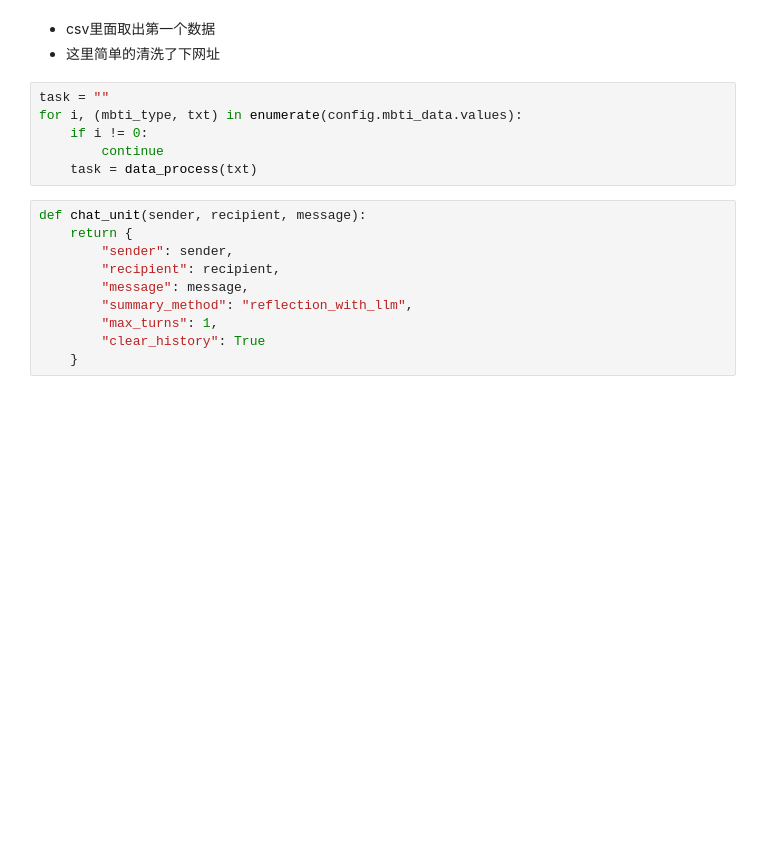
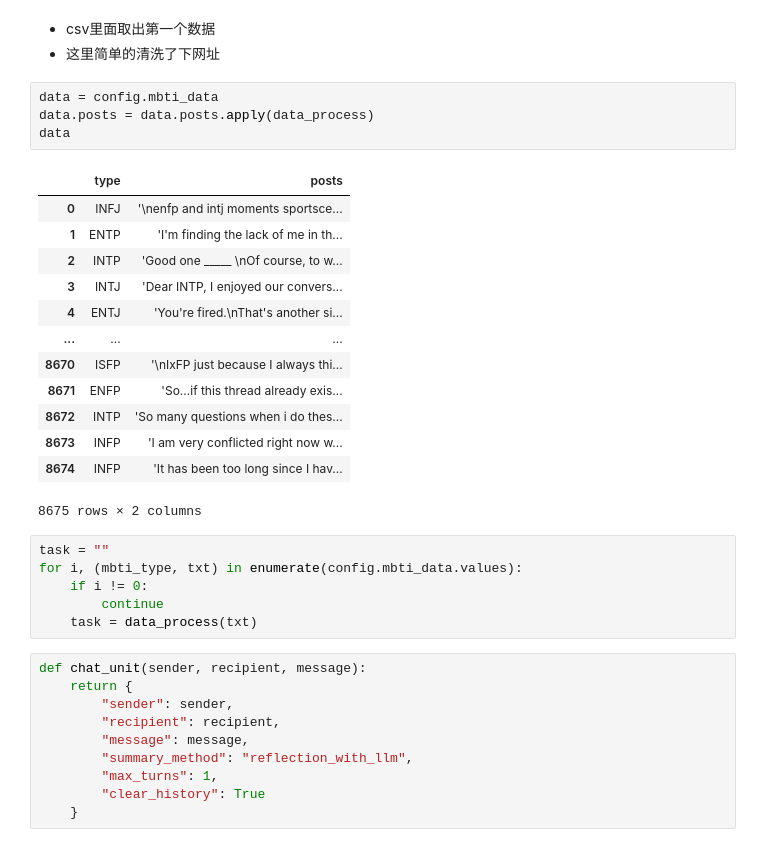
Before and after one commit to h563k/KG_Assist_LLM, a Jupyter notebook: learning/sequential_mbti.ipynb, the cells around one changed output. Saved outputs shown, nothing was run; the diff lists cells and outputs as text; blank space fills up the shorter version.

```diff
--- a/learning/sequential_mbti.ipynb
+++ b/learning/sequential_mbti.ipynb
@@ -60,6 +55,24 @@ linguistic = autogen.ConversableAgent(
 # %% [markdown]
 - csv里面取出第一个数据
 - 这里简单的清洗了下网址
+# %%
+data = config.mbti_data
+data.posts = data.posts.apply(data_process)
+data
+# %% [output]
+|  | type | posts |
+| 0 | INFJ | '\nenfp and intj moments sportsce... |
+| 1 | ENTP | 'I'm finding the lack of me in th... |
+| 2 | INTP | 'Good one _____ \nOf course, to w... |
+| 3 | INTJ | 'Dear INTP, I enjoyed our convers... |
+| 4 | ENTJ | 'You're fired.\nThat's another si... |
+| ... | ... | ... |
+| 8670 | ISFP | '\nIxFP just because I always thi... |
+| 8671 | ENFP | 'So...if this thread already exis... |
+| 8672 | INTP | 'So many questions when i do thes... |
+| 8673 | INFP | 'I am very conflicted right now w... |
+| 8674 | INFP | 'It has been too long since I hav... |
+8675 rows × 2 columns
 # %%
 task = ""
 for i, (mbti_type, txt) in enumerate(config.mbti_data.values):
```
Also changed, not shown: parts of 7 cells of this notebook, 1 other file.
